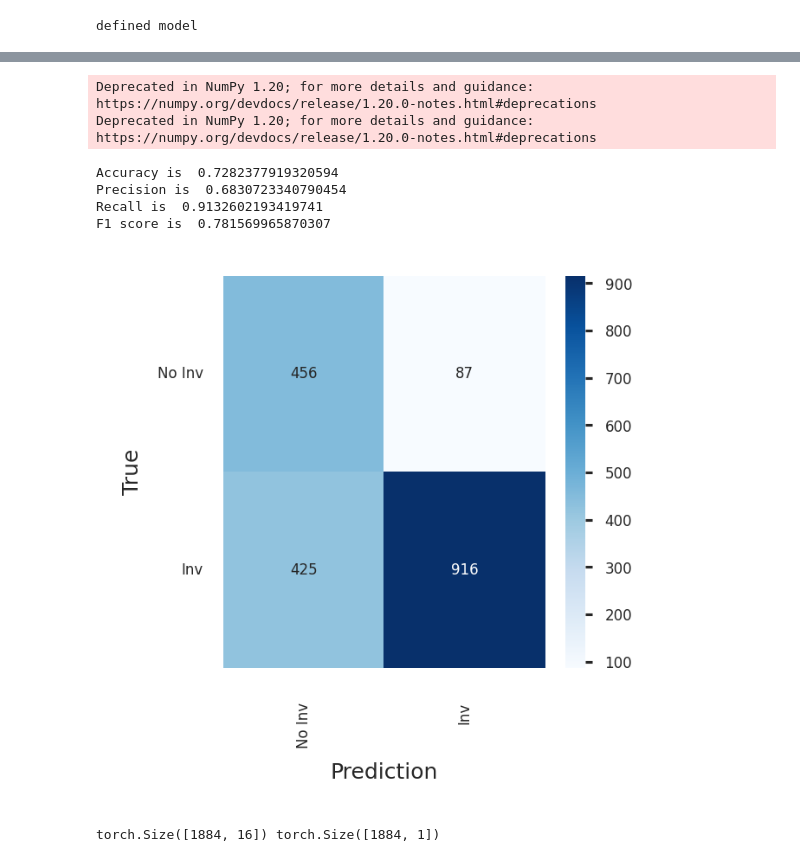
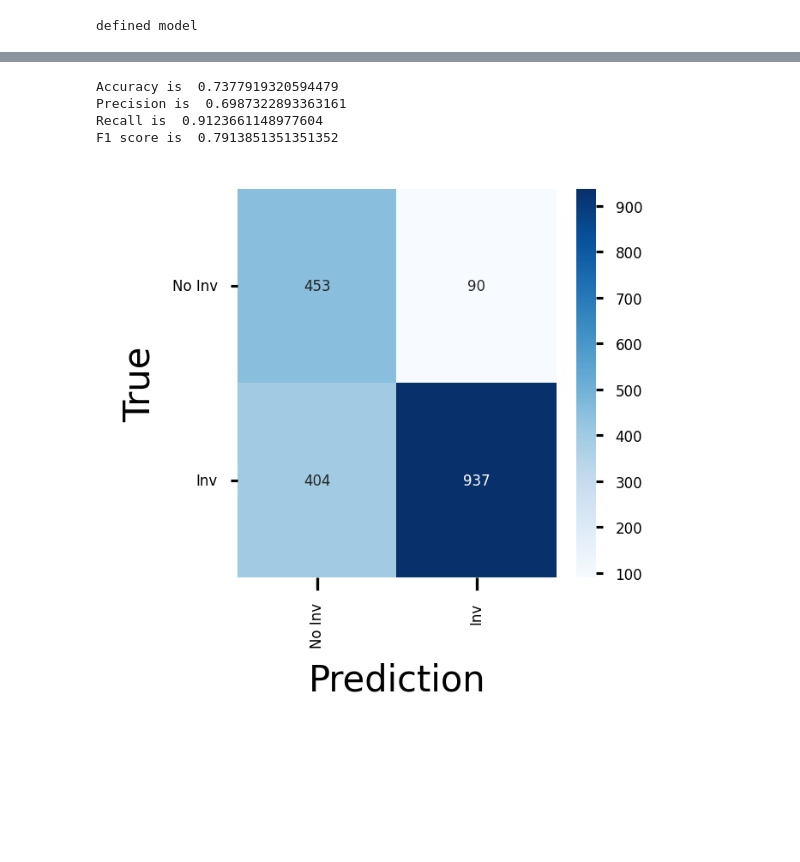
Before and after one commit to HuangJin-De/Machine-Learning-in-Atmospheric-Thermodynamics, a Jupyter notebook: hw03-1/hw03-1.ipynb, the cells around one changed output, grey strips where cells are left out. Cells and saved outputs as stored; diff of their text form; code cells hidden in the pictures; blank space fills up the shorter version.

```diff
--- a/hw03-1/hw03-1.ipynb
+++ b/hw03-1/hw03-1.ipynb
@@ -225,47 +225,37 @@ classes = [
 
 model2.eval()
 
 cm=np.zeros((len(classes),len(classes)))
 
 #test_loader=DataLoader(test_data,sampler=sampler_test,batch_size=1)
 for x,y in valid_loader:
   pred = model2(x)
   pred = torch.round(torch.sigmoid(pred))
-  x1=pred.detach().numpy().astype(np.int)
-  y1=y.detach().numpy().astype(np.int)
+  x1=pred.detach().numpy().astype(int)
+  y1=y.detach().numpy().astype(int)
   cm[x1,y1]+=1
   #print(f'預測值："{pred[0].argmax(0)}" / 實際值："{y[0]}"')
 
 plt.rcParams.update({'ytick.major.size':2,'ytick.major.width':0.75})
 fig,ax=plt.subplots(figsize=(2,2),dpi=300)
 ax=sn.heatmap(cm.transpose(),xticklabels=classes,yticklabels=classes,annot=True,cmap='Blues',fmt='g',annot_kws={"fontsize":4})
 
 plt.yticks(rotation=0)
 plt.xticks(rotation=90)
 sn.set(font_scale=0.5)
 ax.tick_params(labelsize=4)
 ax.figure.axes[-1].tick_params(labelsize=4)
 plt.xlabel('Prediction')
 plt.ylabel('True')
 
 print('\n\n\n\n\n\n\n')
 print('Accuracy is ',np.diagonal(cm).sum()/cm.sum())
 print('Precision is ',cm[1,1]/cm[:,1].sum())
 print('Recall is ',cm[1,1]/cm[1,:].sum())
 print('F1 score is ',2.*(cm[1,1]/cm[:,1].sum()*cm[1,1]/cm[1,:].sum())/(cm[1,1]/cm[:,1].sum()+cm[1,1]/cm[1,:].sum()))
 # %% [output]
-Deprecated in NumPy 1.20; for more details and guidance: https://numpy.org/devdocs/release/1.20.0-notes.html#deprecations
-Deprecated in NumPy 1.20; for more details and guidance: https://numpy.org/devdocs/release/1.20.0-notes.html#deprecations
+Accuracy is  0.7377919320594479
+Precision is  0.6987322893363161
+Recall is  0.9123661148977604
+F1 score is  0.7913851351351352
-Accuracy is  0.7282377919320594
-Precision is  0.6830723340790454
-Recall is  0.9132602193419741
-F1 score is  0.781569965870307
-[figure, old version]
+[figure, new version]
-# %%
-from sklearn.metrics import roc_curve
-
-valid_loader=DataLoader(dataset=valid_data,batch_size=10000)
-for x,y in valid_loader:
-  print(x.shape,y.shape)
-# %% [output]
-torch.Size([1884, 16]) torch.Size([1884, 1])
```
Also changed, not shown: parts of 4 cells of this notebook.
